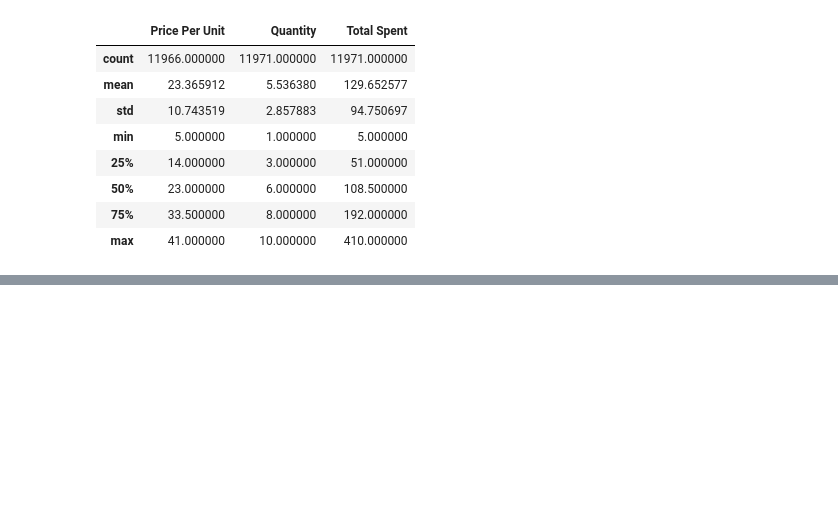
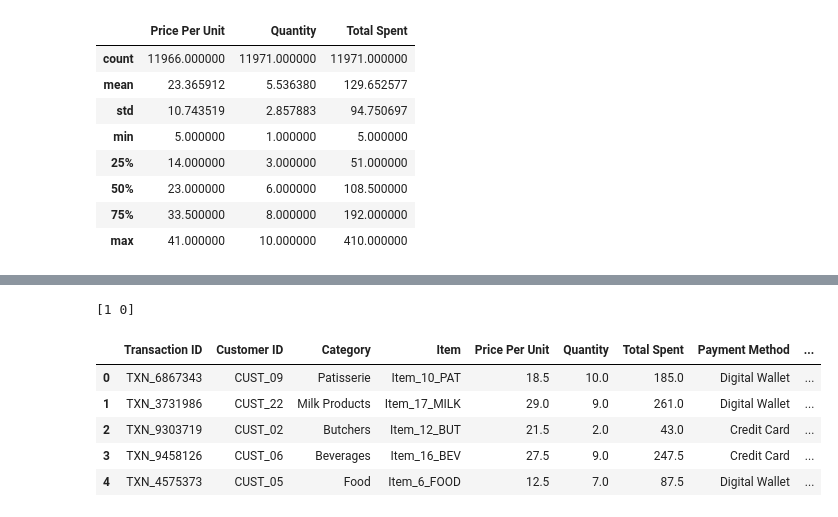
Before and after one commit to evmask/Data-cleaning, a Jupyter notebook: retailstore.ipynb, the cells around one changed output, grey strips where cells are left out. Saved outputs shown, nothing was run; the diff lists cells and outputs as text; code cells hidden in the pictures; blank space fills up the shorter version.

```diff
--- a/retailstore.ipynb
+++ b/retailstore.ipynb
@@ -124,0 +162,25 @@ dtype: int64
+# %%
+# 1. Fill the NaN values with 0 (False) FIRST.
+#    This removes the "virus" that forces the column to be floats.
+df['Discount Applied'] = df['Discount Applied'].fillna(0)
+
+# 2. Force conversion to Boolean (True/False) to standardize everything
+#    This catches 0, 0.0, False -> False
+#    And 1, 1.0, True -> True
+df['Discount Applied'] = df['Discount Applied'].astype(bool)
+
+# 3. Finally, convert to Integer (1 and 0)
+df['Discount Applied'] = df['Discount Applied'].astype(int)
+
+# Check the result - it should strictly be [0 1] (or just [0] if you really had no True values)
+print(df['Discount Applied'].unique())
+
+df.head()
+# %% [output]
+[1 0]
+|  | Transaction ID | Customer ID | Category | Item | Price Per Unit | Quantity | Total Spent | Payment Method | ... |
+| 0 | TXN_6867343 | CUST_09 | Patisserie | Item_10_PAT | 18.5 | 10.0 | 185.0 | Digital Wallet | ... |
+| 1 | TXN_3731986 | CUST_22 | Milk Products | Item_17_MILK | 29.0 | 9.0 | 261.0 | Digital Wallet | ... |
+| 2 | TXN_9303719 | CUST_02 | Butchers | Item_12_BUT | 21.5 | 2.0 | 43.0 | Credit Card | ... |
+| 3 | TXN_9458126 | CUST_06 | Beverages | Item_16_BEV | 27.5 | 9.0 | 247.5 | Credit Card | ... |
+| 4 | TXN_4575373 | CUST_05 | Food | Item_6_FOOD | 12.5 | 7.0 | 87.5 | Digital Wallet | ... |
```
Also changed, not shown: parts of 11 cells of this notebook.
